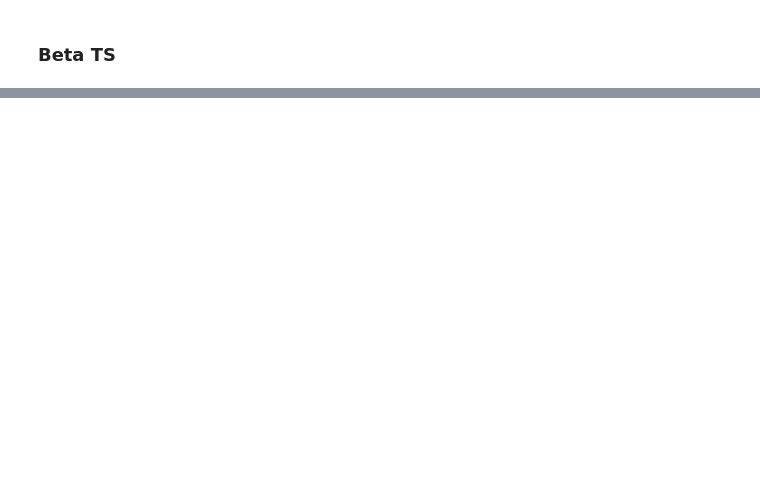
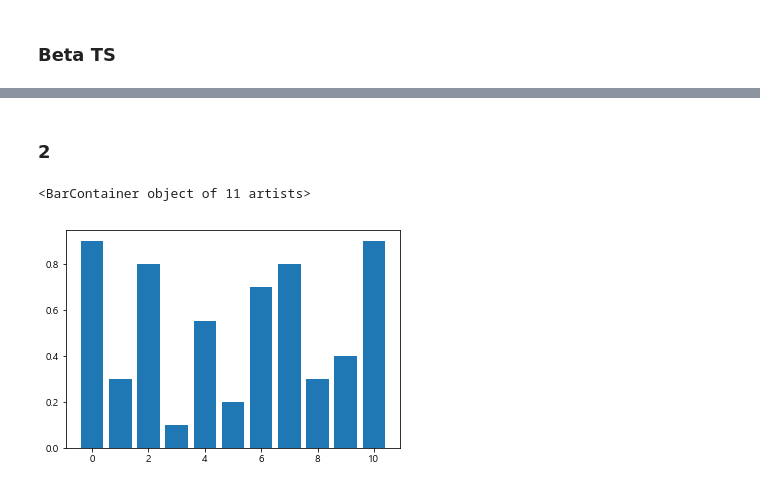
Before and after one commit to haeuuu/Thompson-Sampling, a Jupyter notebook: dirichlet,beta TS.ipynb, the cells around one changed output, grey strips where cells are left out. Drawn from its saved outputs; the diff is of its cells as text; code cells hidden in the pictures; blank space fills up the shorter version.

```diff
--- a/dirichlet,beta TS.ipynb
+++ b/dirichlet,beta TS.ipynb
@@ -244,0 +249,11 @@ topk :  [ 5  7  9 10  8  6  4  3  2  1  0]
+# %% [markdown]
+### 2
+# %%
+contents_ctr =[[0.9, 0.3, 0.8,0.1,],
+                [0.55, 0.2, 0.7],
+                [0.8, 0.3, 0.4, 0.9]]
+# %%
+plt.bar(list(range(11)), np.concatenate(contents_ctr))
+# %% [output]
+<BarContainer object of 11 artists>
+[figure, added]
```
Also changed, not shown: parts of 20 cells of this notebook.
